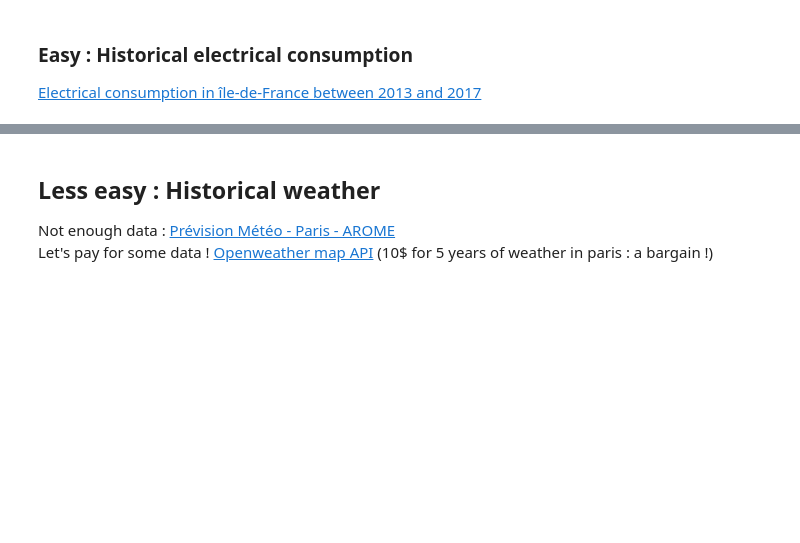
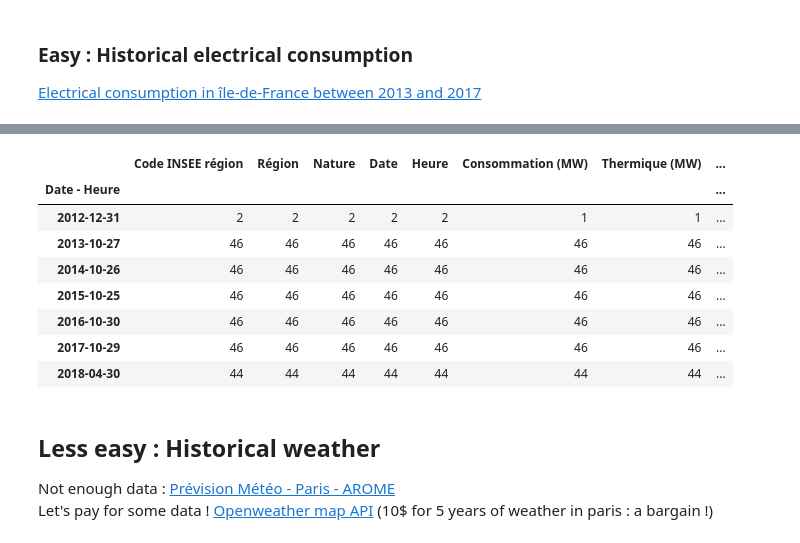
Before and after one commit to LucasBerbesson/ds2, a Jupyter notebook: 1.collecting-data.ipynb, the cells around one changed output, grey strips where cells are left out. Cells and saved outputs as stored; diff of their text form; code cells hidden in the pictures; blank space fills up the shorter version.

```diff
--- a/1.collecting-data.ipynb
+++ b/1.collecting-data.ipynb
@@ -51,3 +50,16 @@ consumption.describe()
+# %%
+resample = consumption.resample('D').count()
+resample[resample["Code INSEE région"]<48]
+# %% [output]
+|  | Code INSEE région | Région | Nature | Date | Heure | Consommation (MW) | Thermique (MW) | ... |
+| Date - Heure |  |  |  |  |  |  |  | ... |
+| 2012-12-31 | 2 | 2 | 2 | 2 | 2 | 1 | 1 | ... |
+| 2013-10-27 | 46 | 46 | 46 | 46 | 46 | 46 | 46 | ... |
+| 2014-10-26 | 46 | 46 | 46 | 46 | 46 | 46 | 46 | ... |
+| 2015-10-25 | 46 | 46 | 46 | 46 | 46 | 46 | 46 | ... |
+| 2016-10-30 | 46 | 46 | 46 | 46 | 46 | 46 | 46 | ... |
+| 2017-10-29 | 46 | 46 | 46 | 46 | 46 | 46 | 46 | ... |
+| 2018-04-30 | 44 | 44 | 44 | 44 | 44 | 44 | 44 | ... |
 # %% [markdown]
 ## Less easy : Historical weather
 
```
Also changed, not shown: parts of 12 cells of this notebook, 4 other files.
